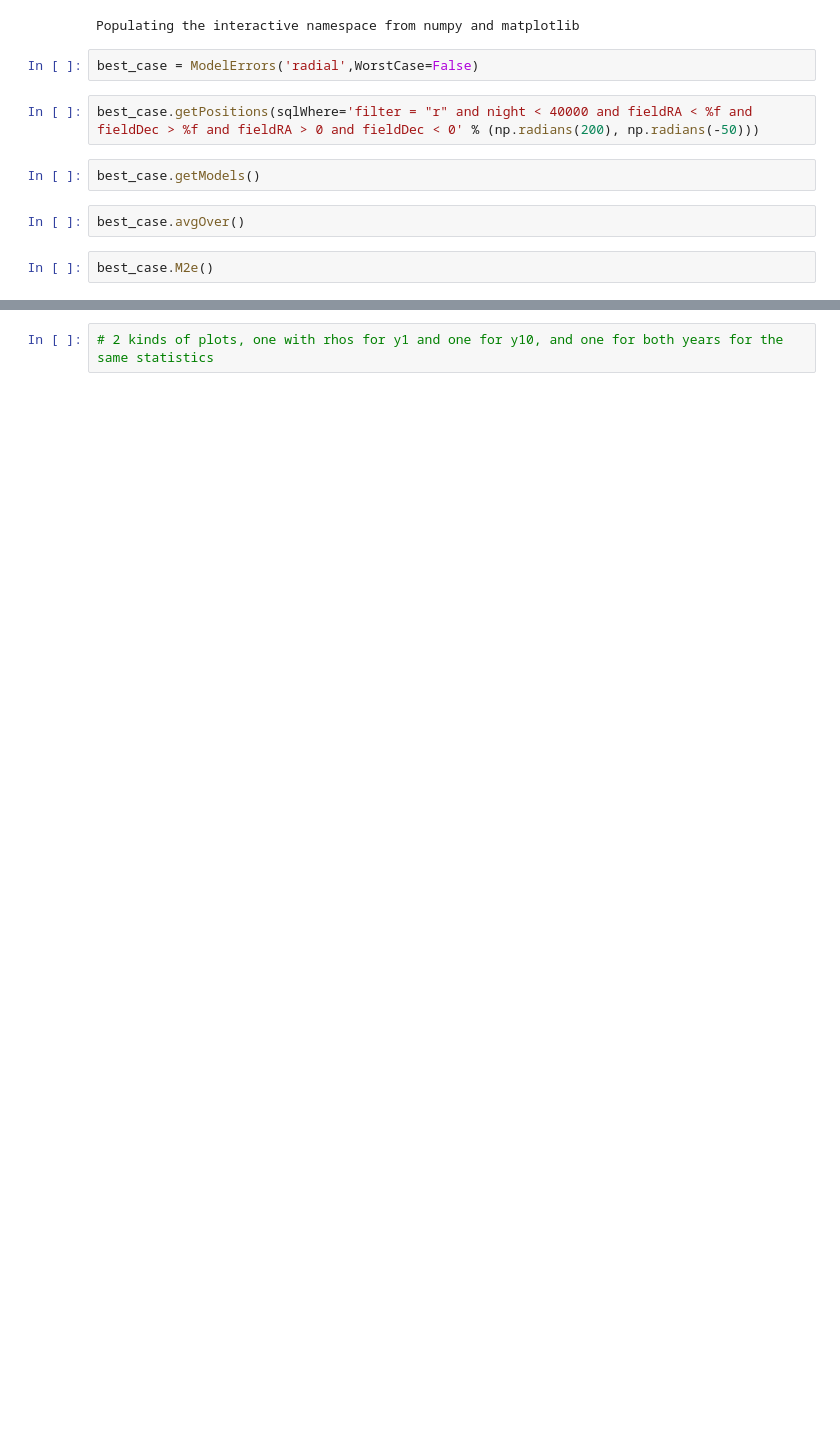
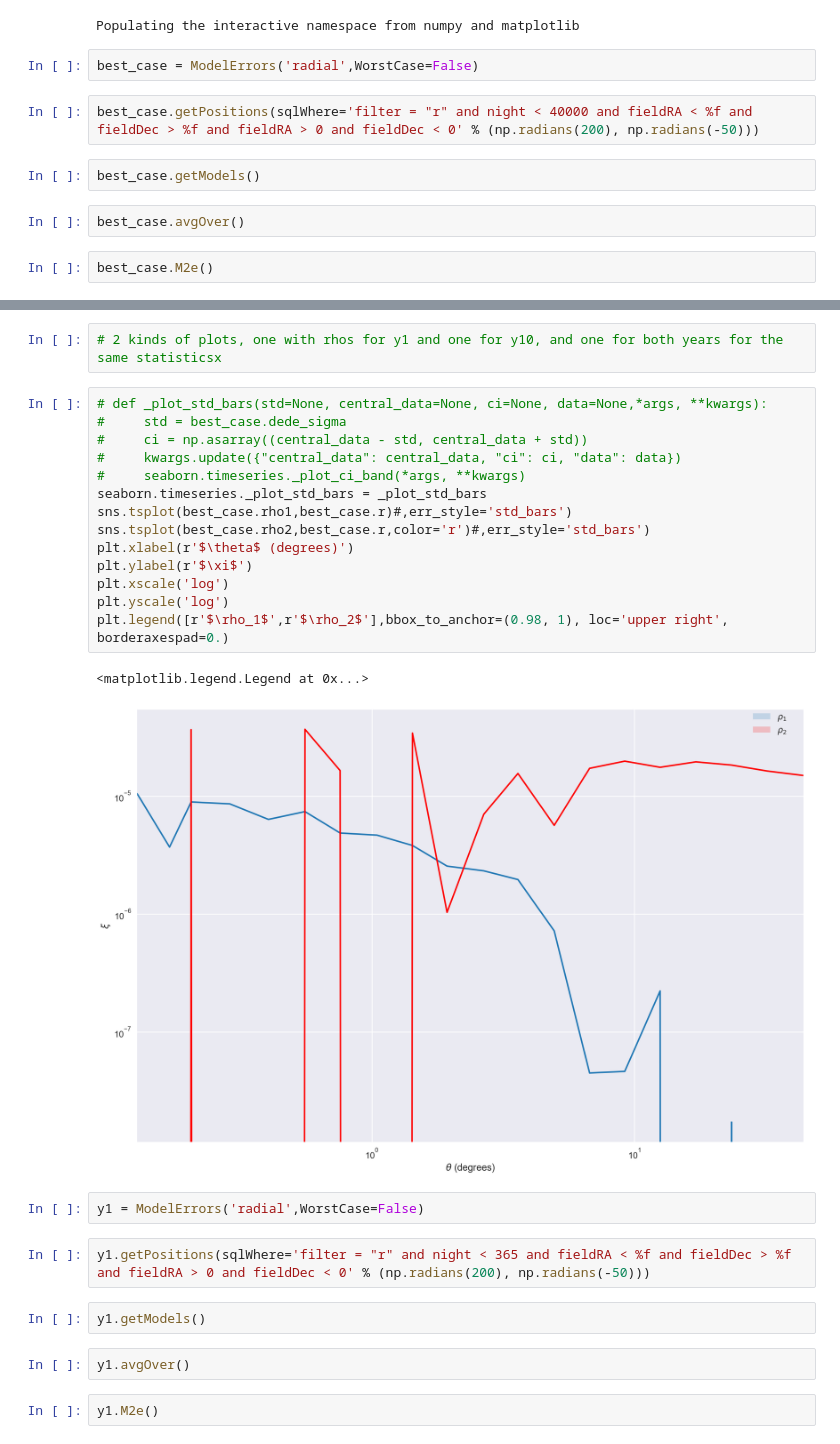
Before and after one commit to hsnee/lsstpsf, a Jupyter notebook: best_case.ipynb, the cells around one changed output, grey strips where cells are left out. Cells and saved outputs as stored; diff of their text form; blank space fills up the shorter version.

```diff
--- a/best_case.ipynb
+++ b/best_case.ipynb
@@ -253,2 +318,29 @@ plt.legend([r'$\xi_+$',r'$\xi_-$'],bbox_to_anchor=(0.98, 1), loc='upper right',
 # %%
-# 2 kinds of plots, one with rhos for y1 and one for y10, and one for both years for the same statistics
+# 2 kinds of plots, one with rhos for y1 and one for y10, and one for both years for the same statisticsx
+# %%
+# def _plot_std_bars(std=None, central_data=None, ci=None, data=None,*args, **kwargs):
+#     std = best_case.dede_sigma
+#     ci = np.asarray((central_data - std, central_data + std))
+#     kwargs.update({"central_data": central_data, "ci": ci, "data": data})
+#     seaborn.timeseries._plot_ci_band(*args, **kwargs)
+seaborn.timeseries._plot_std_bars = _plot_std_bars
+sns.tsplot(best_case.rho1,best_case.r)#,err_style='std_bars')
+sns.tsplot(best_case.rho2,best_case.r,color='r')#,err_style='std_bars')
+plt.xlabel(r'$\theta$ (degrees)')
+plt.ylabel(r'$\xi$')
+plt.xscale('log')
+plt.yscale('log')
+plt.legend([r'$\rho_1$',r'$\rho_2$'],bbox_to_anchor=(0.98, 1), loc='upper right', borderaxespad=0.)
+# %% [output]
+<matplotlib.legend.Legend at 0x...>
+[figure, added]
+# %%
+y1 = ModelErrors('radial',WorstCase=False)
+# %%
+y1.getPositions(sqlWhere='filter = "r" and night < 365 and fieldRA < %f and fieldDec > %f and fieldRA > 0 and fieldDec < 0' % (np.radians(200), np.radians(-50)))
+# %%
+y1.getModels()
+# %%
+y1.avgOver()
+# %%
+y1.M2e()
```
Also changed, not shown: parts of 8 cells of this notebook.
